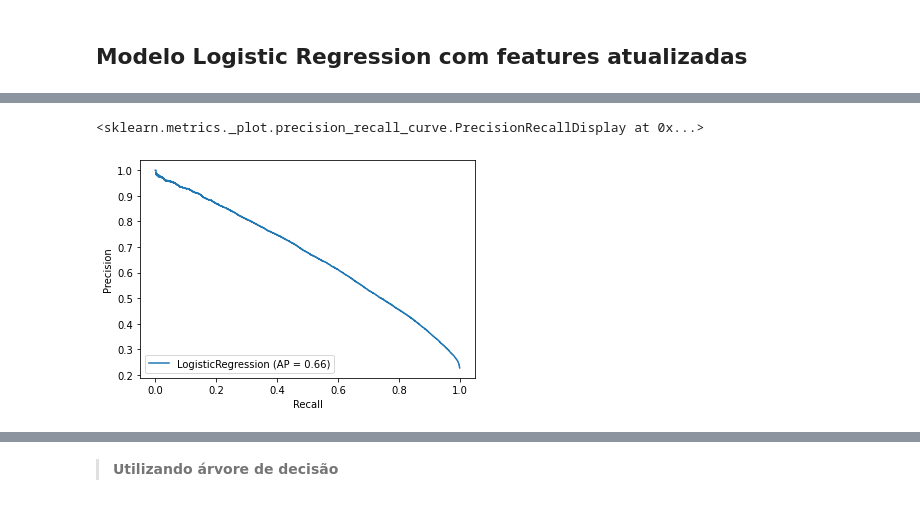
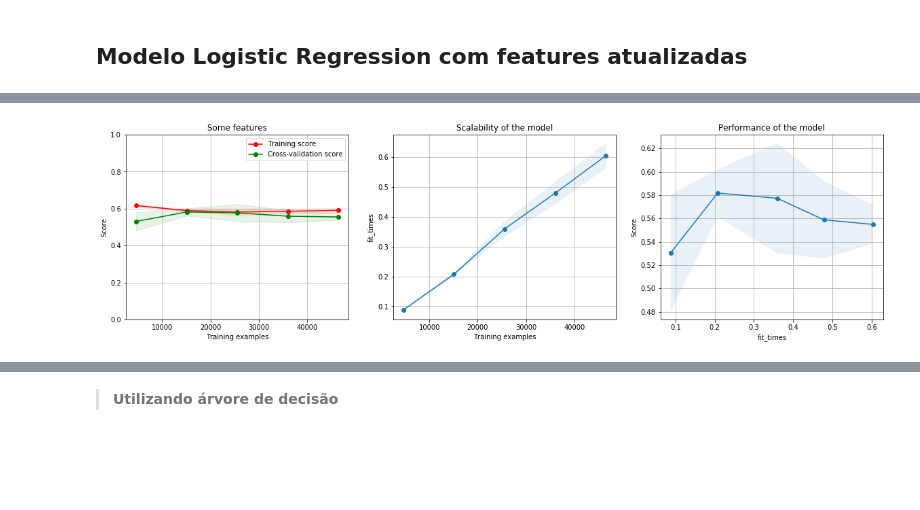
Before and after one commit to matheuslavado/case-data-science-process, a Jupyter notebook: case_raintomorrow.ipynb, the cells around one changed output, grey strips where cells are left out. Saved outputs shown, nothing was run; the diff lists cells and outputs as text; code cells hidden in the pictures; blank space fills up the shorter version.

```diff
--- a/case_raintomorrow.ipynb
+++ b/case_raintomorrow.ipynb
@@ -613,0 +822,3 @@ plot_learning_curve(model_newfeatures, 'New features LogReg', X_newfeatures_std,
+# %%
+plot_learning_curve(logistic, 'Some features', X_std, y, scoring = 'f1', ylim=(0,1))
+# %% [output]
@@ -614,7 +826,3 @@ plot_learning_curve(model_newfeatures, 'New features LogReg', X_newfeatures_std,
+[figure, added]
 # %%
 from sklearn.metrics import plot_precision_recall_curve, plot_roc_curve
-# %%
-plot_precision_recall_curve(model_newfeatures, X_newfeatures_std, y_newfeatures)
-# %% [output]
-<sklearn.metrics._plot.precision_recall_curve.PrecisionRecallDisplay at 0x...>
-[figure, removed]
```
Also changed, not shown: parts of 44 cells of this notebook.
